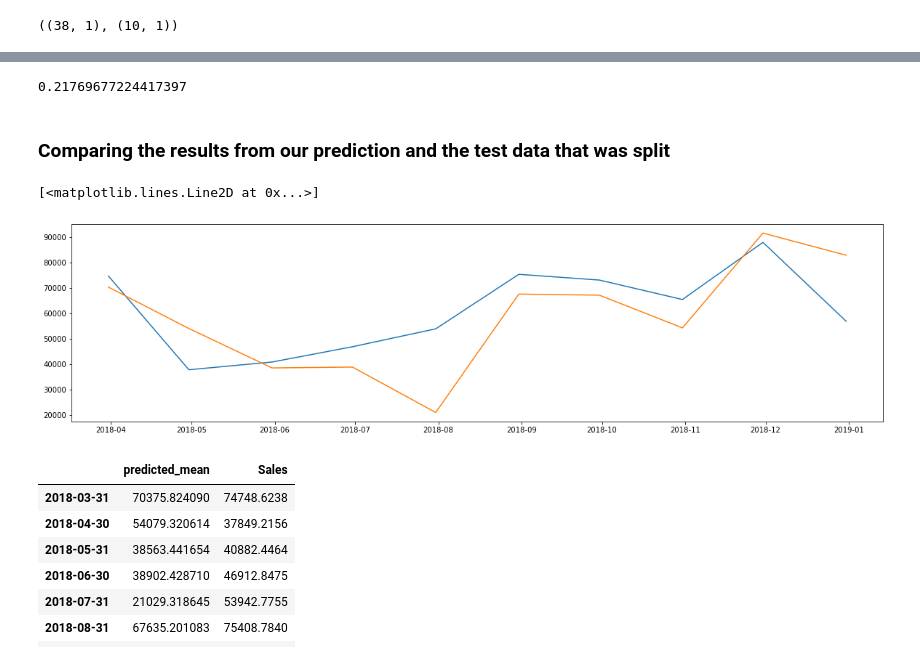
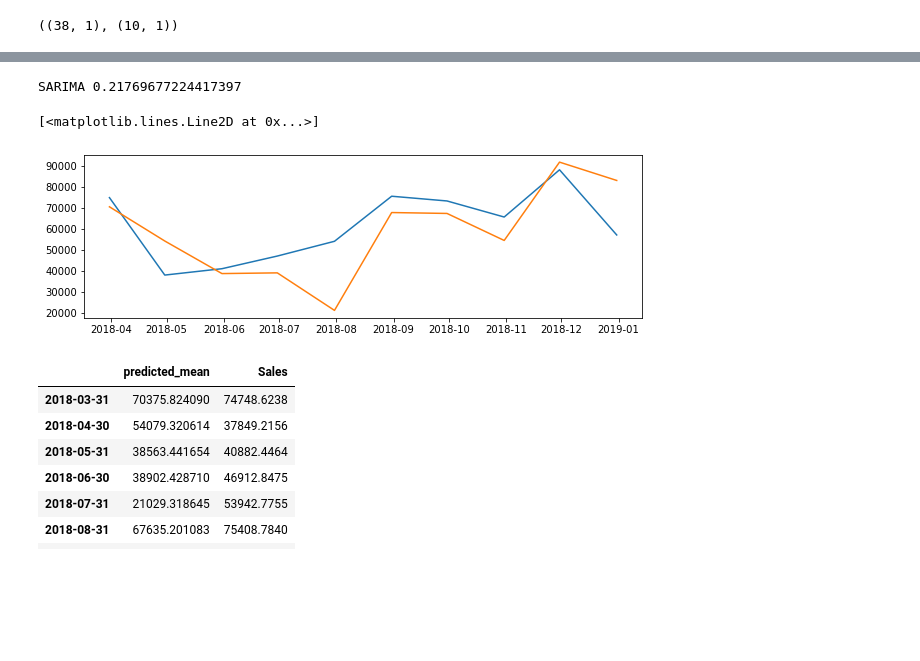
Before and after one commit to Shauryavashisth/Time-Series, a Jupyter notebook: Superstore Sales Dataset TS-Shaurya Vashisth.ipynb, the cells around one changed output, grey strips where cells are left out. Saved outputs shown, nothing was run; the diff lists cells and outputs as text; code cells hidden in the pictures; blank space fills up the shorter version.

```diff
--- a/Superstore Sales Dataset TS-Shaurya Vashisth.ipynb
+++ b/Superstore Sales Dataset TS-Shaurya Vashisth.ipynb
@@ -164,4 +387,4 @@ train.shape,test.shape
 # %%
-model=sm.tsa.statespace.SARIMAX(train,order=(7, 1, 7),seasonal_order=(1 ,0 ,0 ,12),enforce_stationarity=True,enforce_invertibility=True,trend="n",simple_differencing=False,n_jobs=-1)
-results=model.fit()
+SARIMA=sm.tsa.statespace.SARIMAX(train,order=(7, 1, 7),seasonal_order=(1 ,0 ,0 ,12),enforce_stationarity=True,enforce_invertibility=True,trend="n",simple_differencing=False,n_jobs=-1)
+SARIMA_R=SARIMA.fit()
 # %%
@@ -202,2 +449,2 @@ Warnings:
 # %%
-prediction = results.forecast(steps=10)
+SARIMA_P = SARIMA_R.forecast(steps=10)
@@ -210,16 +451,14 @@ prediction = results.forecast(steps=10)
 # %%
 from sklearn.metrics import mean_absolute_percentage_error as MAPE
 # %%
-print(MAPE(test,prediction))
+print("SARIMA",MAPE(test,SARIMA_P))
 # %% [output]
-0.21769677224417397
+SARIMA 0.21769677224417397
-# %% [markdown]
-### Comparing the results from our prediction and the test data that was split
 # %%
-plt.figure(figsize=(20,5))
+plt.figure(figsize=(10,3))
 plt.plot(test)
-plt.plot(pd.DataFrame(prediction))
+plt.plot(pd.DataFrame(SARIMA_P))
 # %% [output]
 [<matplotlib.lines.Line2D at 0x...>]
-[figure, old version]
+[figure, new version]
 # %%
```
Also changed, not shown: parts of 52 cells of this notebook.
